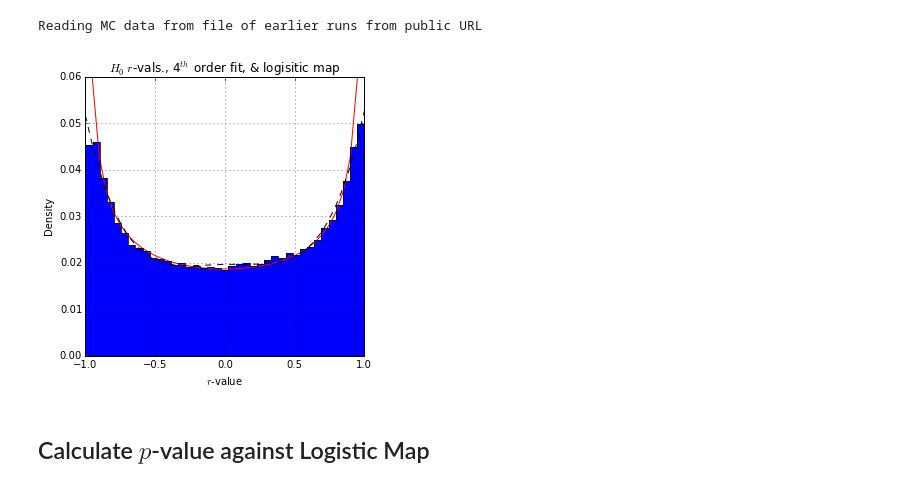
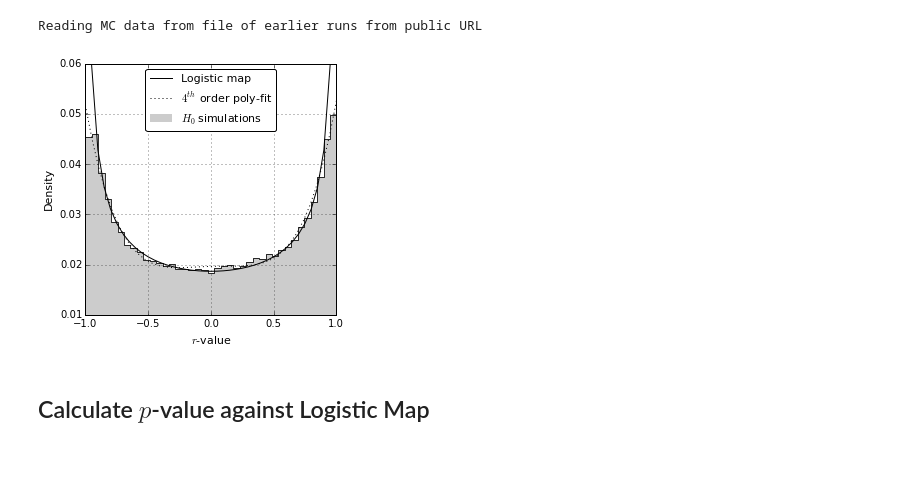
Before and after one commit to benlaken/Nbks, a Jupyter notebook: Monsoon_analysis.ipynb, the cells around one changed output. Drawn from its saved outputs; the diff is of its cells as text; code cells hidden in the pictures; blank space fills up the shorter version.

```diff
--- a/Monsoon_analysis.ipynb
+++ b/Monsoon_analysis.ipynb
@@ -223,7 +264,7 @@ def MonteCarlo(s_size,iter_num):
 print 'Reading MC data from file of earlier runs from public URL'
 
 tmp =pd.read_csv('http://www.files.benlaken.com/documents/Monsoon_MC_saved.csv')
-mc_array = np.array(mc_tst.mc_results,dtype=float)
+mc_array = np.array(tmp.mc_results,dtype=float)
 tmp=[]
 # %% [output]
 Reading MC data from file of earlier runs from public URL
@@ -239,46 +280,54 @@ pp = p/sum(p)
 
 bsize = len(pp)
 
 
 # Histogram information
 n, bins, patches = ax1.hist(mc_array, bsize, normed=False,facecolor='blue', alpha=0.75,
                             histtype='stepfilled')
 density = n/sum(n)
 
 # need to center the bins:
 step = (bins[1] - bins[0]) *0.5
 bcenter = [ bpos + step for bpos in bins[:-1]]
 
 width = bins[1] - bins[0]
 xx = np.ravel(zip(bins[0:-1], bins[0:-1] + width))
 yy = np.ravel(zip(density, density))
 
 z = np.polyfit(bcenter, density, 4)
 f = np.poly1d(z)
 x_new = np.linspace(bins[0], bins[-1], bsize)
 y_new = f(x_new)
 
 #-----Plotting-----
+my_hist1 = plt.figure()
+my_hist1.set_size_inches(4.5,4.5)        # Specify the output size
+ax1 = my_hist1.add_subplot(111)        # Add an axis frame object to the plot (i.e. a pannel)
+#ax1.set_position(pos=[0.0,0.9,.8,0.8])
 
-my_hist1 = plt.figure()
-my_hist1.set_size_inches(5,5)        # Specify the output size
-ax1 = my_hist1.add_subplot(111)        # Add an axis frame object to the plot (i.e. a pannel)
+ax1.bar(bins[0:-1], density, width=width, facecolor='k',linewidth=0.0,alpha=0.2)  # Filled bars
+ax1.plot(aline,pp,'k-',lw=1.)   # Logisticalmap
+ax1.plot(x_new, y_new,'k:',lw=1)      # Polynomial
 
-ax1.plot(aline,pp,'r-',lw=1.)
+ax1.grid(True)
+ax1.set_ylabel(r'Density',fontsize=11)
+ax1.set_xlabel('$r$-value',fontsize=11)
+ax1.set_ylim(0.01,0.06)
 
-ax1.bar(bins[0:-1], density, width=width, facecolor='b', edgecolor='')
-ax1.plot(xx, yy, 'k',alpha=0.8)
-ax1.plot(x_new, y_new,'k--',lw=1)
-ax1.set_title(r'$H_{0}$ $r$-vals., 4$^{th}$ order fit, & logisitic map')
-ax1.grid(True)
-ax1.set_ylabel(r'Density')
-ax1.set_xlabel('$r$-value')
+leg1=ax1.legend(['Logistic map',r'$4^{th}$ order poly-fit',r'$H_{0}$ simulations'], loc=9,prop={'size':11},
+                numpoints=1,markerscale=5.,frameon=True,fancybox=True)
+leg1.get_frame().set_alpha(1.0)  # make the ledgend semi-transparent
 
+ax1.plot(xx, yy, 'k',alpha=0.8) # edges for the step plot
 
-ax1.set_xlim(-1,1)
+#ax1.set_xlim(-1,1)
+ax1.set_ylabel(r'Density',fontsize=11)
+ax1.set_xlabel('$r$-value',fontsize=11)
 plt.show(my_hist1)
+
+my_hist1.savefig('Density_models.pdf',dpi=300)
 # %% [output]
-[figure, old version]
+[figure, new version]
 # %% [markdown]
 ## Calculate $p$-value against Logistic Map
 # %% [markdown]
```
Also changed, not shown: parts of 3 cells of this notebook.
